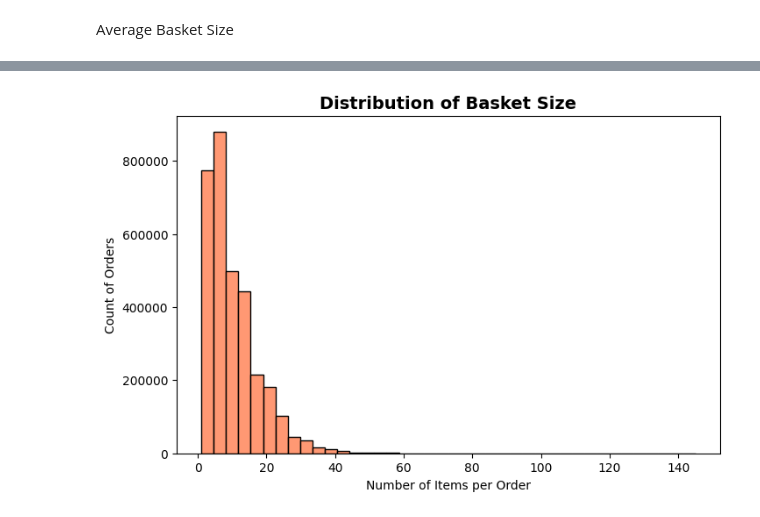
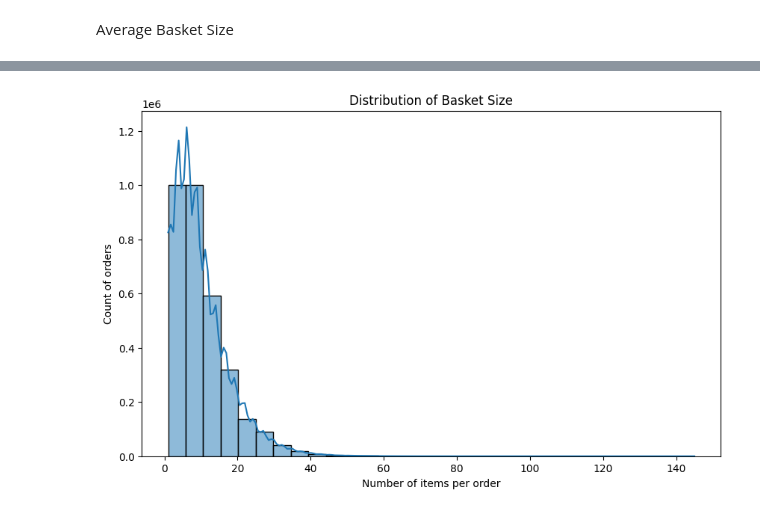
Before and after one commit to shubhi925/stratify_project, a Jupyter notebook: eda.ipynb, the cells around one changed output, grey strips where cells are left out. Drawn from its saved outputs; the diff is of its cells as text; code cells hidden in the pictures.

```diff
--- a/eda.ipynb
+++ b/eda.ipynb
@@ -223,14 +221,9 @@ print(avg_basket_size)
-# %%
-plt.figure(figsize=(8,5))
-sns.histplot( basket_size['basket_size'],
-    bins=40,
-    color="#FF7F50",   # coral
-    edgecolor="black",
-    alpha=0.8,
-    orientation="horizontal")
-plt.title("Distribution of Basket Size", fontsize=14, fontweight="bold")
-plt.xlabel("Number of Items per Order")
-plt.ylabel("Count of Orders")
-plt.show()
-# %% [output]
-[figure, removed]
+# %%
+plt.figure(figsize=(10,6))
+sns.histplot(data=basket_size, x='basket_size', bins=30, kde=True)
+plt.xlabel("Number of items per order")
+plt.ylabel("Count of orders")
+plt.title("Distribution of Basket Size")
+plt.show()
+# %% [output]
+[figure, added]
```
Also changed, not shown: parts of 9 cells of this notebook.
